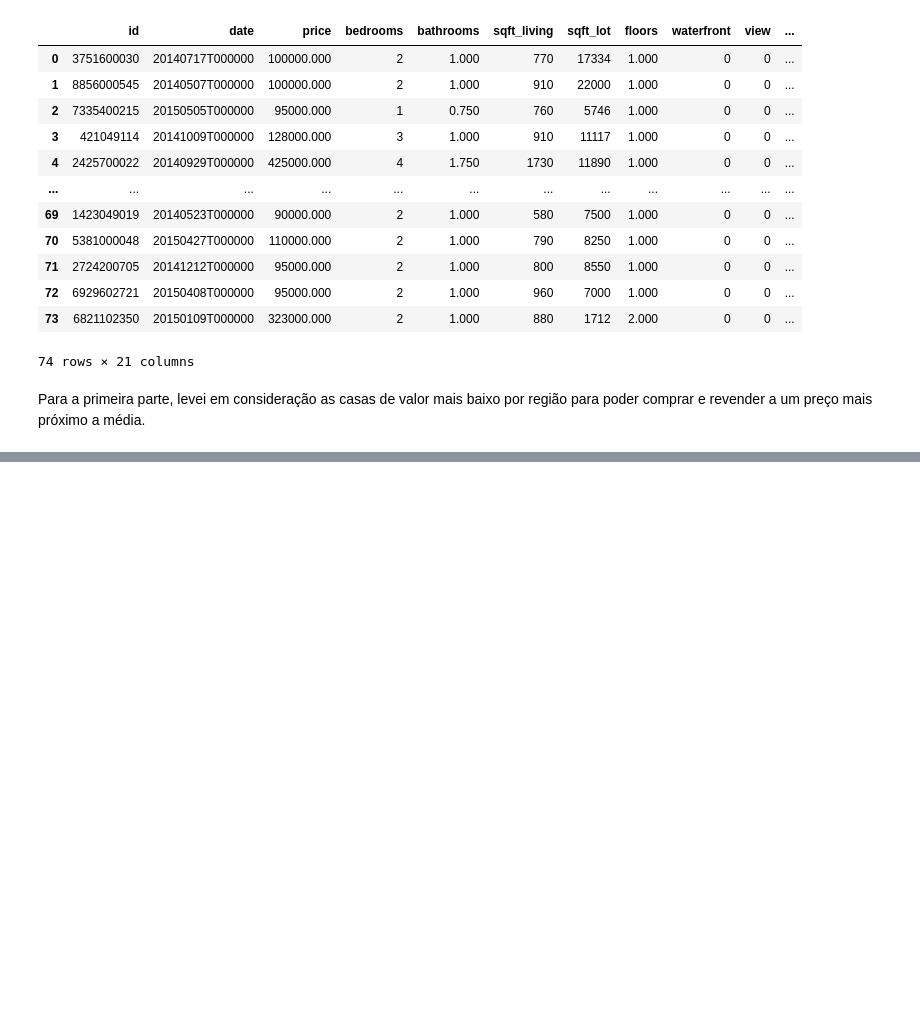
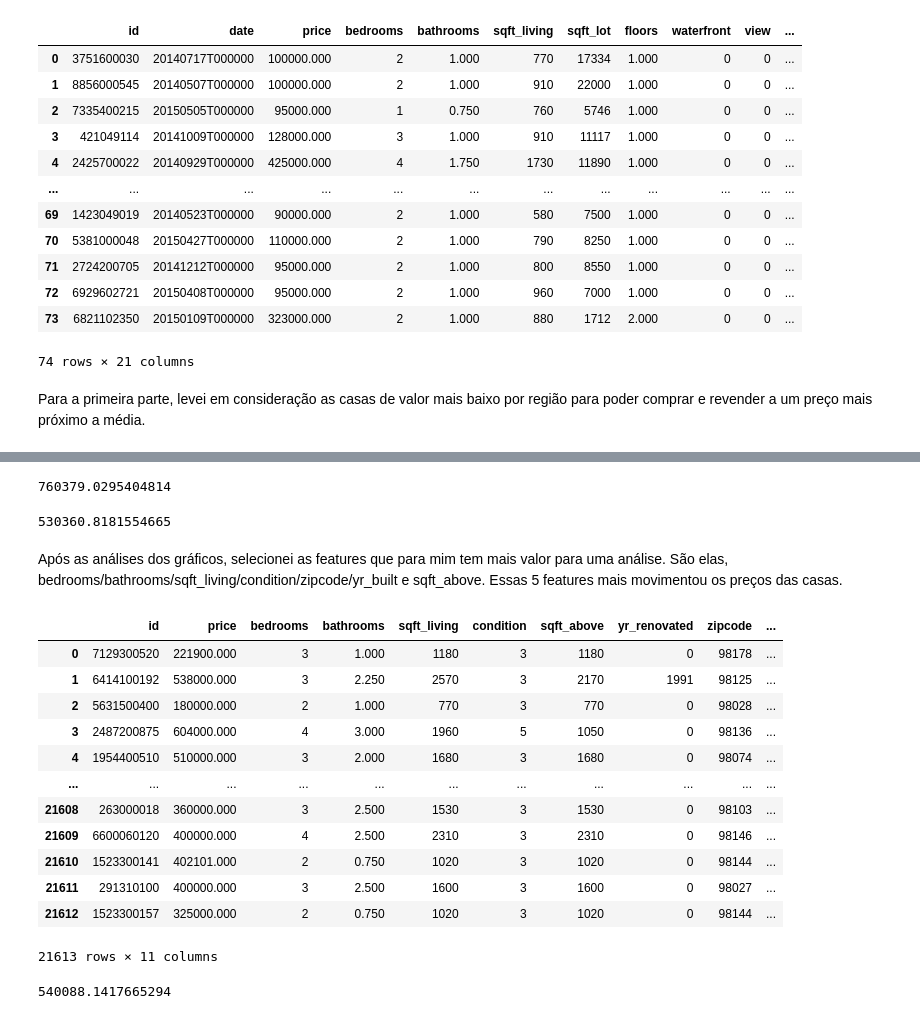
Before and after one commit to ferrarirenan/ProjectCiclyc, a Jupyter notebook: Project_Cyclic_Which_house_buy.ipynb, the cells around one changed output, grey strips where cells are left out. Cells and saved outputs as stored; diff of their text form; code cells hidden in the pictures; blank space fills up the shorter version.

Commit message:
PARTE 2
Foram feitas outras análises para comprar imóveis e revender a um preço maior

```diff
--- a/Project_Cyclic_Which_house_buy.ipynb
+++ b/Project_Cyclic_Which_house_buy.ipynb
@@ -150,0 +175,33 @@ Para a primeira parte, levei em consideração as casas de valor mais baixo por
+# %%
+df_houses[df_houses['yr_renovated'] > 0]['price'].mean()
+# %% [output]
+760379.0295404814
+# %%
+df_houses[df_houses['yr_renovated'] == 0]['price'].mean()
+# %% [output]
+530360.8181554665
+# %% [markdown]
+Após as análises dos gráficos, selecionei as features que para mim tem mais valor para uma análise. São elas, bedrooms/bathrooms/sqft_living/condition/zipcode/yr_built e sqft_above. Essas 5 features mais movimentou os preços das casas.
+# %%
+features_importance = pd.DataFrame()
+features_importance = df_houses.drop(['sqft_living15', 'sqft_lot15', 'date','sqft_lot','floors','waterfront','view','grade','sqft_basement','yr_built'], axis=1)
+# %%
+features_importance
+# %% [output]
+|  | id | price | bedrooms | bathrooms | sqft_living | condition | sqft_above | yr_renovated | zipcode | ... |
+| 0 | 7129300520 | 221900.000 | 3 | 1.000 | 1180 | 3 | 1180 | 0 | 98178 | ... |
+| 1 | 6414100192 | 538000.000 | 3 | 2.250 | 2570 | 3 | 2170 | 1991 | 98125 | ... |
+| 2 | 5631500400 | 180000.000 | 2 | 1.000 | 770 | 3 | 770 | 0 | 98028 | ... |
+| 3 | 2487200875 | 604000.000 | 4 | 3.000 | 1960 | 5 | 1050 | 0 | 98136 | ... |
+| 4 | 1954400510 | 510000.000 | 3 | 2.000 | 1680 | 3 | 1680 | 0 | 98074 | ... |
+| ... | ... | ... | ... | ... | ... | ... | ... | ... | ... | ... |
+| 21608 | 263000018 | 360000.000 | 3 | 2.500 | 1530 | 3 | 1530 | 0 | 98103 | ... |
+| 21609 | 6600060120 | 400000.000 | 4 | 2.500 | 2310 | 3 | 2310 | 0 | 98146 | ... |
+| 21610 | 1523300141 | 402101.000 | 2 | 0.750 | 1020 | 3 | 1020 | 0 | 98144 | ... |
+| 21611 | 291310100 | 400000.000 | 3 | 2.500 | 1600 | 3 | 1600 | 0 | 98027 | ... |
+| 21612 | 1523300157 | 325000.000 | 2 | 0.750 | 1020 | 3 | 1020 | 0 | 98144 | ... |
+21613 rows × 11 columns
+# %%
+features_importance['price'].mean()
+# %% [output]
+540088.1417665294
```
Also changed, not shown: parts of 9 cells of this notebook.
